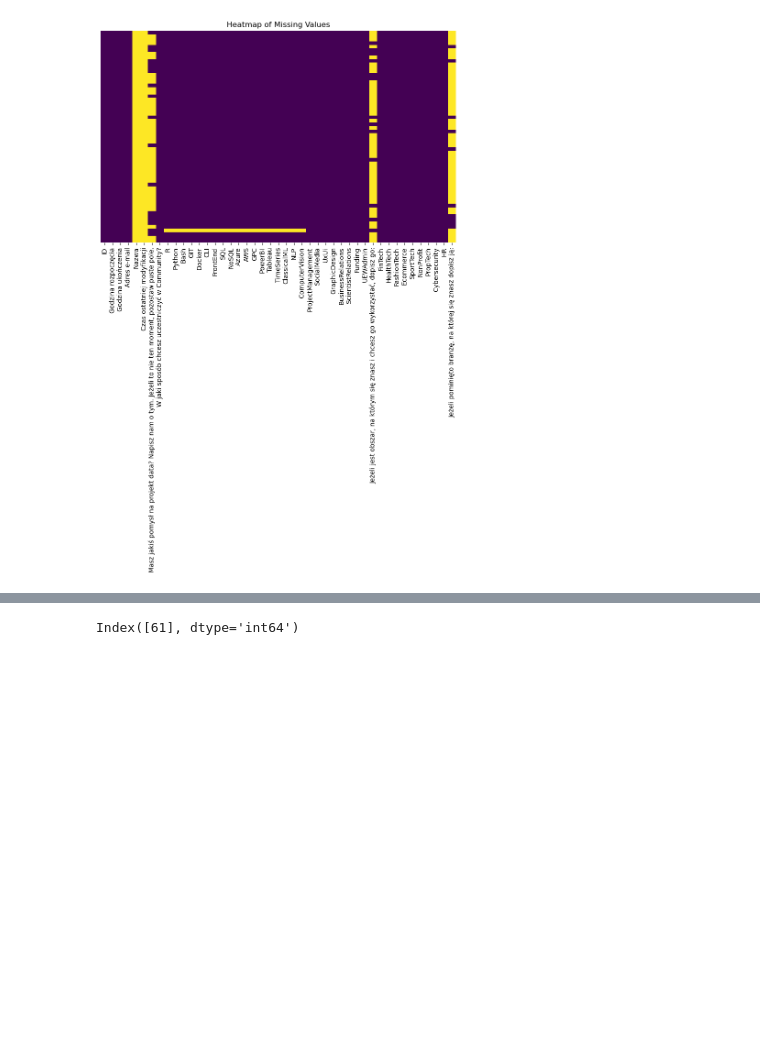
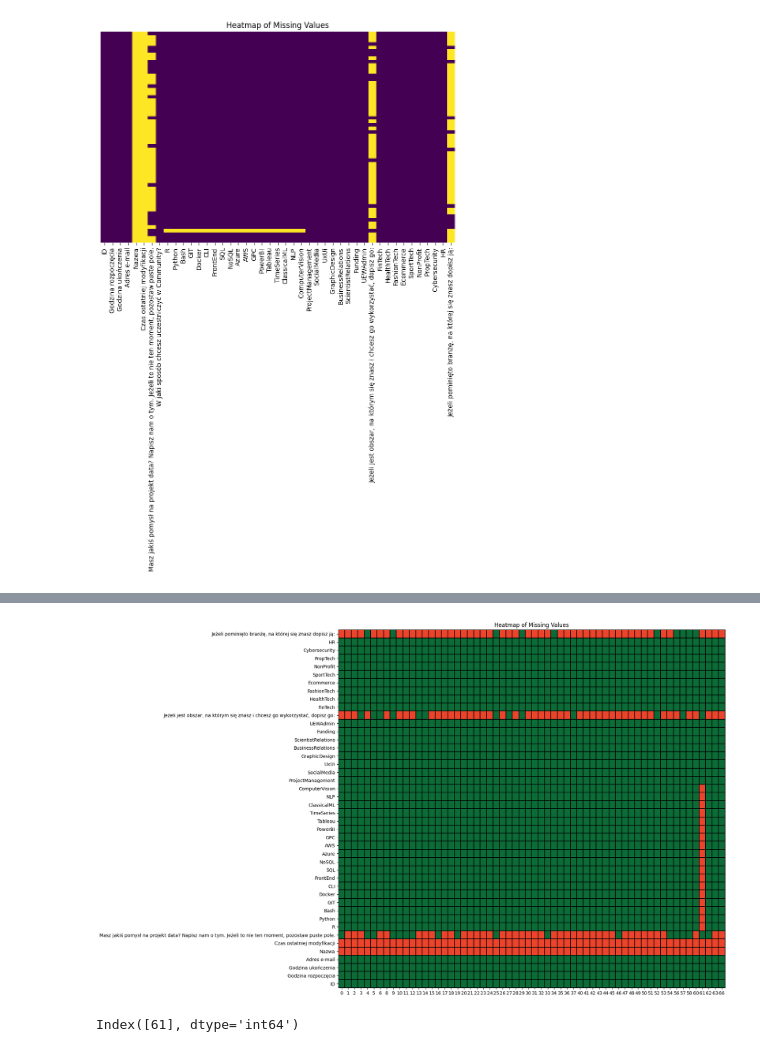
Before and after one commit to Mghd269/DMI-Project, a Jupyter notebook: notebooks/01_data_preprocesing.ipynb, the cells around one changed output, grey strips where cells are left out. Saved outputs shown, nothing was run; the diff lists cells and outputs as text; code cells hidden in the pictures; blank space fills up the shorter version.

```diff
--- a/notebooks/01_data_preprocesing.ipynb
+++ b/notebooks/01_data_preprocesing.ipynb
@@ -106,3 +136,46 @@ plt.show()
+# %%
+# Plot the heatmap using pcolormesh
+
+# Find missing values
+q = filtered_df.isnull()
+
+# Transpose the missing values DataFrame
+q = q.T
+
+
+
+
+q.rename(columns={'Masz jakiś pomysł na projekt data? Napisz nam o tym. Jeżeli to nie ten moment, pozostaw puste pole.':'Projekt Data? Masz - pisz Nie masz - zostaw puste pole'}, inplace=True)
+
+# Drop the specific column if it exists
+column_to_drop = 'W jaki sposób chcesz uczestniczyć w Community?'
+if column_to_drop in q.index:
+    q = q.drop(column_to_drop)
+
+colors = ['#0C6B37', '#EB442C']
+
+
+
+# Create custom colormap
+cmap = ListedColormap(colors)
+
+
+plt.figure(figsize=(15, 14))
+ax = plt.gca()
+cax = ax.pcolormesh(q, cmap=cmap, edgecolors='k', linewidth=0.01)
+
+# Set the ticks and labels
+ax.set_xticks(np.arange(q.shape[1]) + 0.5, minor=False)
+ax.set_yticks(np.arange(q.shape[0]) + 0.5, minor=False)
+ax.set_xticklabels(q.columns, rotation=0)
+ax.set_yticklabels(q.index)
+
+plt.title('Heatmap of Missing Values')
+
+
+plt.show()
+# %% [output]
+[figure, added]
 # %%
 df2 = filtered_df.drop(['Godzina rozpoczęcia', 'Godzina ukończenia', 'Czas ostatniej modyfikacji'], axis=1)
 
```
Also changed, not shown: parts of 6 cells of this notebook.
